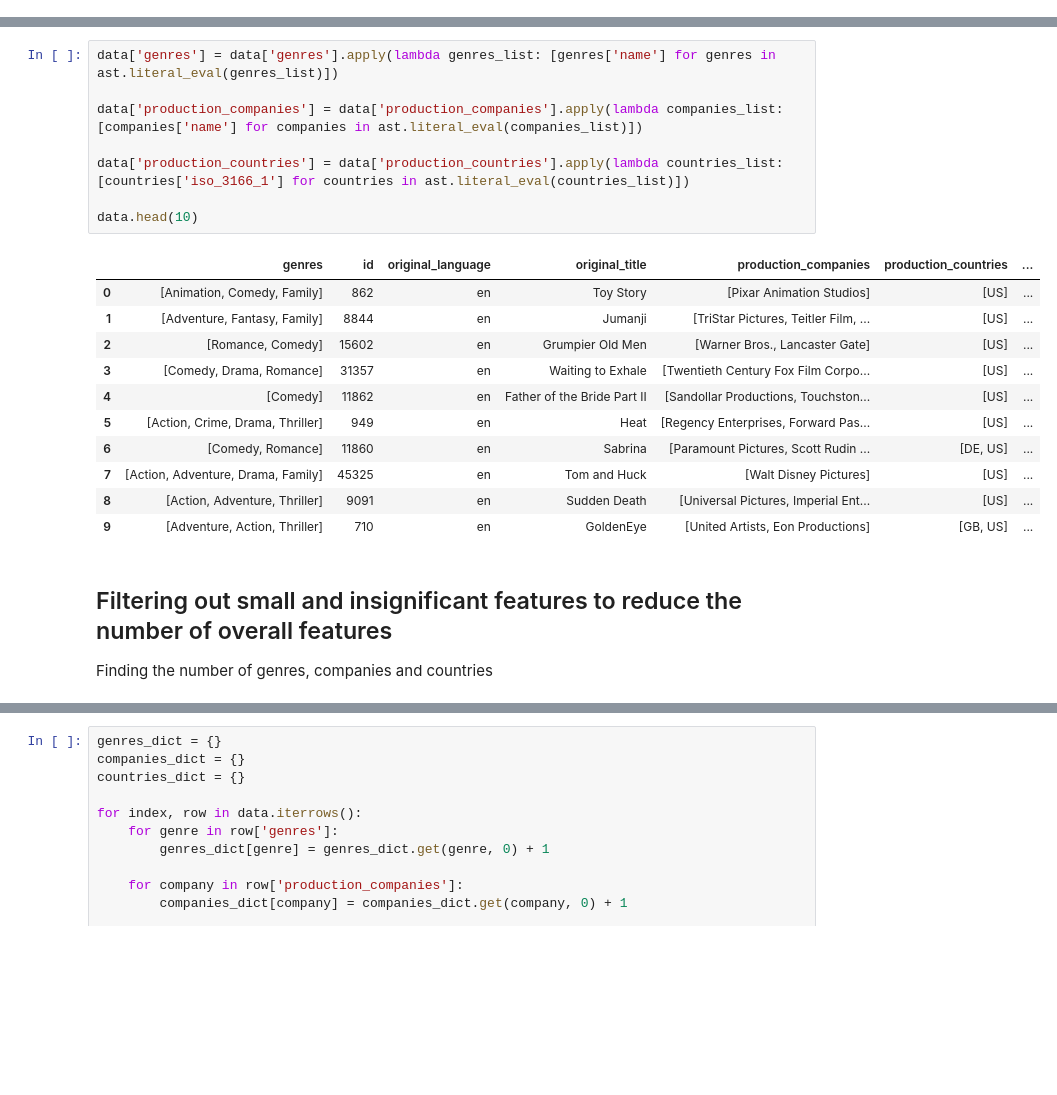
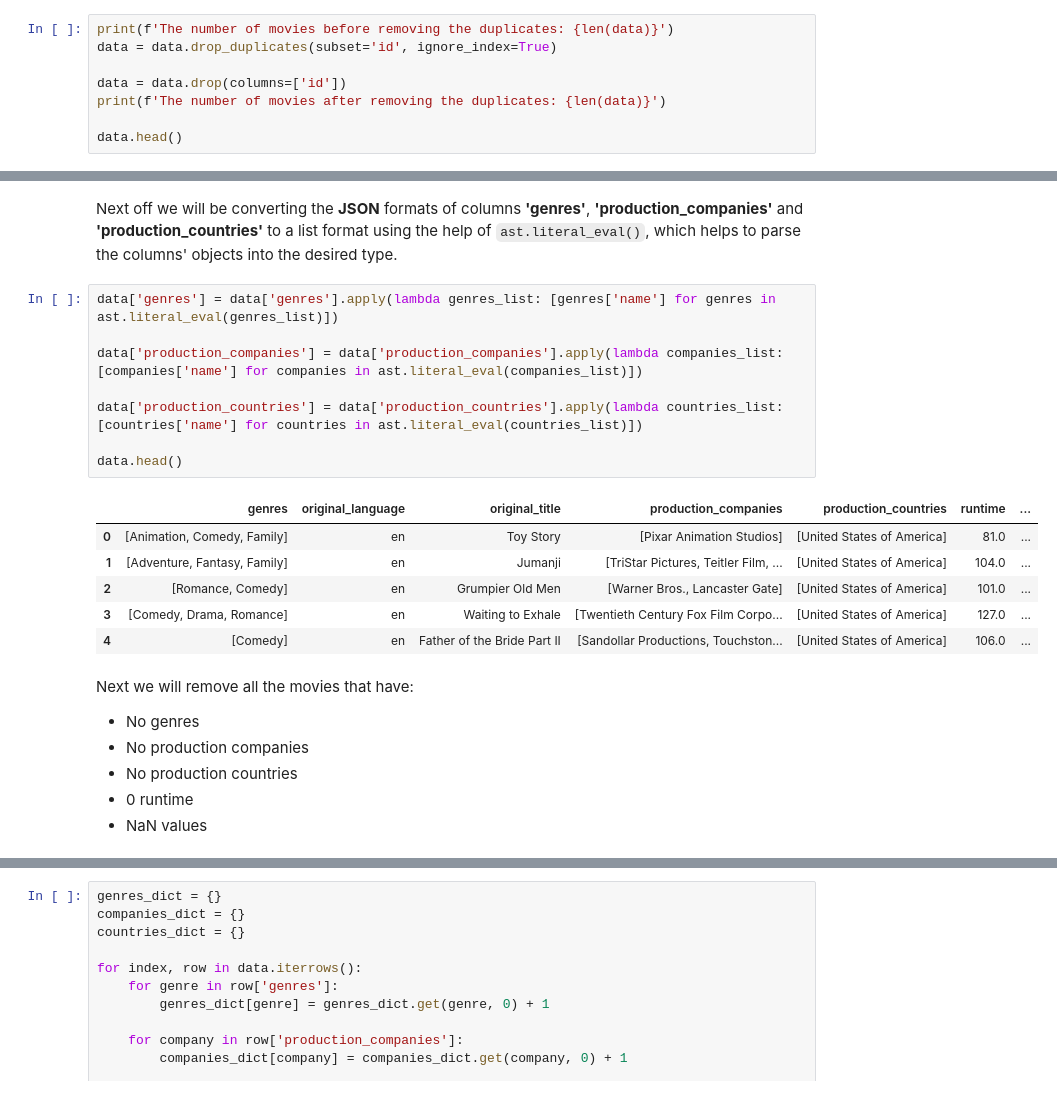
Before and after one commit to kevinkliimask/ids2022, a Jupyter notebook: Final_notebook_demo.ipynb, the cells around one changed output, grey strips where cells are left out. Cells and saved outputs as stored; diff of their text form; blank space fills up the shorter version.

```diff
--- a/Final_notebook_demo.ipynb
+++ b/Final_notebook_demo.ipynb
@@ -28,0 +29,8 @@ data.head(10)
+# %%
+print(f'The number of movies before removing the duplicates: {len(data)}')
+data = data.drop_duplicates(subset='id', ignore_index=True)
+
+data = data.drop(columns=['id'])
+print(f'The number of movies after removing the duplicates: {len(data)}')
+
+data.head()
@@ -29,23 +46,25 @@ data.head(10)
+# %% [markdown]
+Next off we will be converting the **JSON** formats of columns **'genres'**, **'production_companies'** and **'production_countries'** to a list format using the help of `ast.literal_eval()`,
+which helps to parse the columns' objects into the desired type.
 # %%
 data['genres'] = data['genres'].apply(lambda genres_list: [genres['name'] for genres in ast.literal_eval(genres_list)])
 
 data['production_companies'] = data['production_companies'].apply(lambda companies_list: [companies['name'] for companies in ast.literal_eval(companies_list)])
 
-data['production_countries'] = data['production_countries'].apply(lambda countries_list: [countries['iso_3166_1'] for countries in ast.literal_eval(countries_list)])
+data['production_countries'] = data['production_countries'].apply(lambda countries_list: [countries['name'] for countries in ast.literal_eval(countries_list)])
 
-data.head(10)
+data.head()
 # %% [output]
-|  | genres | id | original_language | original_title | production_companies | production_countries | ... |
-| 0 | [Animation, Comedy, Family] | 862 | en | Toy Story | [Pixar Animation Studios] | [US] | ... |
-| 1 | [Adventure, Fantasy, Family] | 8844 | en | Jumanji | [TriStar Pictures, Teitler Film, ... | [US] | ... |
-| 2 | [Romance, Comedy] | 15602 | en | Grumpier Old Men | [Warner Bros., Lancaster Gate] | [US] | ... |
-| 3 | [Comedy, Drama, Romance] | 31357 | en | Waiting to Exhale | [Twentieth Century Fox Film Corpo... | [US] | ... |
-| 4 | [Comedy] | 11862 | en | Father of the Bride Part II | [Sandollar Productions, Touchston... | [US] | ... |
-| 5 | [Action, Crime, Drama, Thriller] | 949 | en | Heat | [Regency Enterprises, Forward Pas... | [US] | ... |
-| 6 | [Comedy, Romance] | 11860 | en | Sabrina | [Paramount Pictures, Scott Rudin ... | [DE, US] | ... |
-| 7 | [Action, Adventure, Drama, Family] | 45325 | en | Tom and Huck | [Walt Disney Pictures] | [US] | ... |
-| 8 | [Action, Adventure, Thriller] | 9091 | en | Sudden Death | [Universal Pictures, Imperial Ent... | [US] | ... |
-| 9 | [Adventure, Action, Thriller] | 710 | en | GoldenEye | [United Artists, Eon Productions] | [GB, US] | ... |
+|  | genres | original_language | original_title | production_companies | production_countries | runtime | ... |
+| 0 | [Animation, Comedy, Family] | en | Toy Story | [Pixar Animation Studios] | [United States of America] | 81.0 | ... |
+| 1 | [Adventure, Fantasy, Family] | en | Jumanji | [TriStar Pictures, Teitler Film, ... | [United States of America] | 104.0 | ... |
+| 2 | [Romance, Comedy] | en | Grumpier Old Men | [Warner Bros., Lancaster Gate] | [United States of America] | 101.0 | ... |
+| 3 | [Comedy, Drama, Romance] | en | Waiting to Exhale | [Twentieth Century Fox Film Corpo... | [United States of America] | 127.0 | ... |
+| 4 | [Comedy] | en | Father of the Bride Part II | [Sandollar Productions, Touchston... | [United States of America] | 106.0 | ... |
-# %% [markdown]
-## Filtering out small and insignificant features to reduce the number of overall features
-Finding the number of genres, companies and countries
+# %% [markdown]
+Next we will remove all the movies that have:
+- No genres
+- No production companies
+- No production countries
+- 0 runtime
+- NaN values
```
Also changed, not shown: parts of 35 cells of this notebook, 1 other file.
